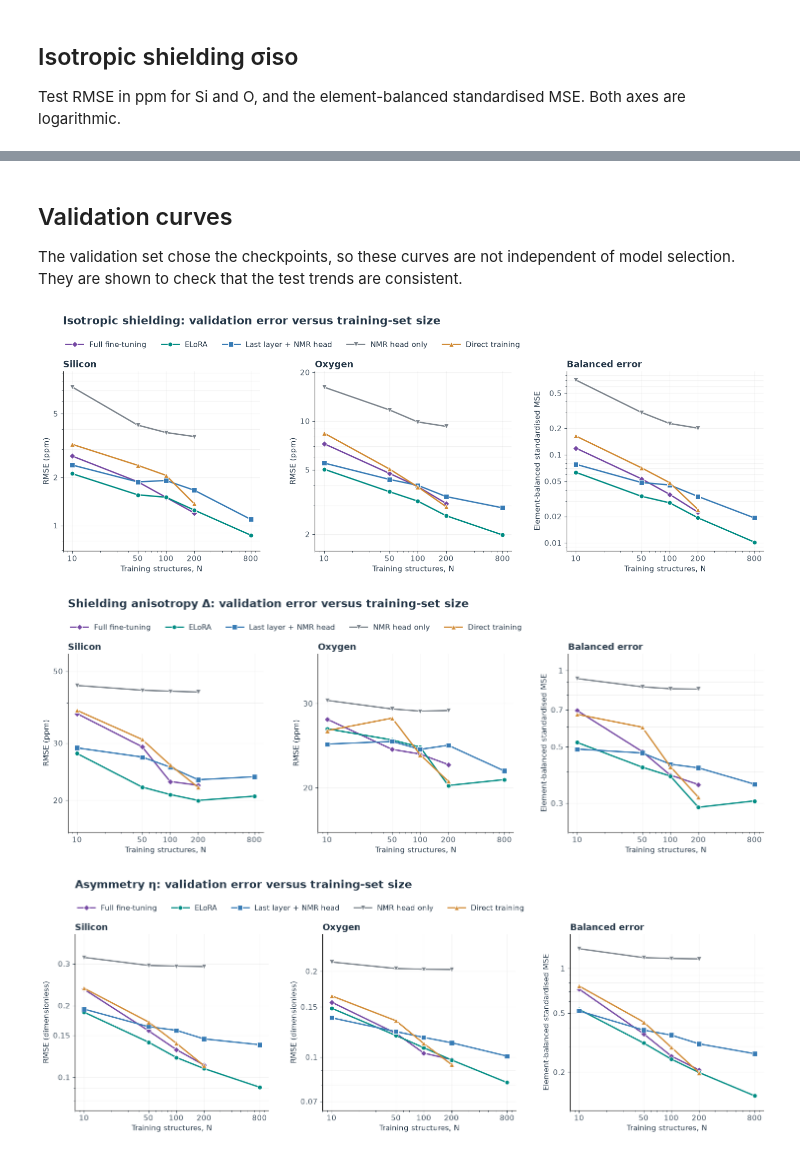
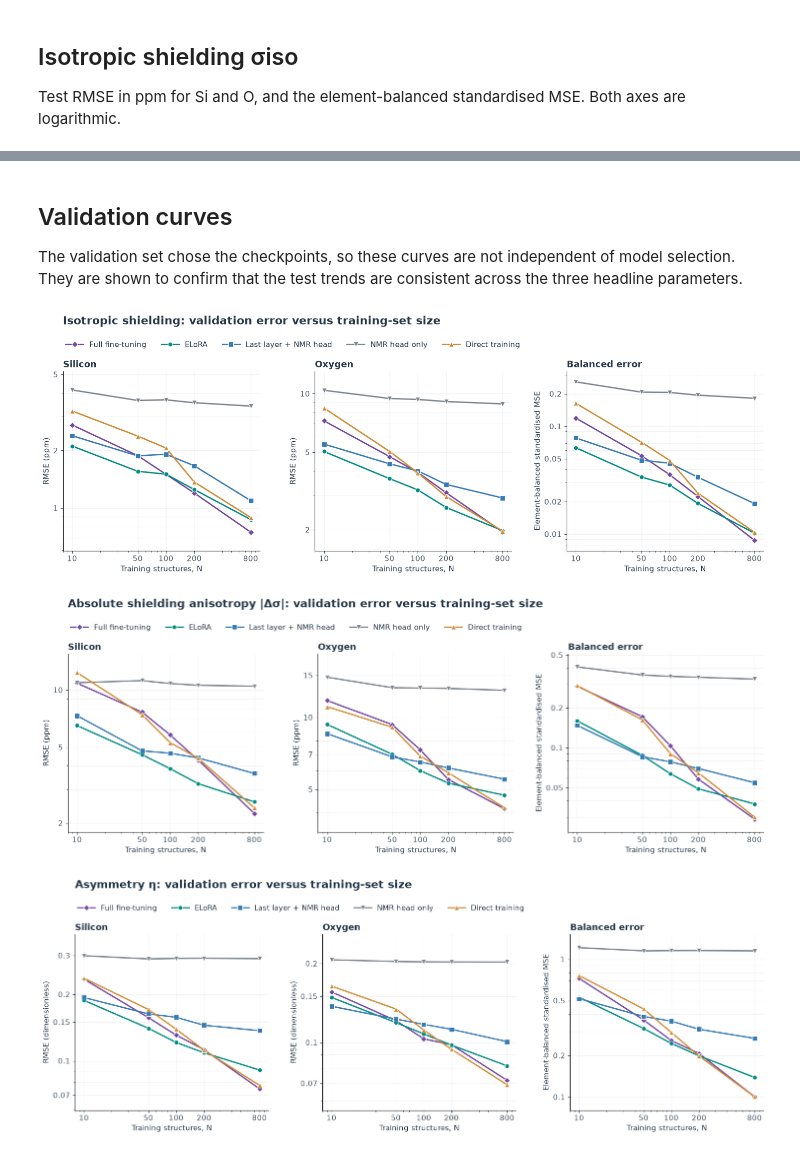
Before and after one commit to LouisM1/Tensor_NMR_Transfer, a Jupyter notebook: experiments/07-SymmetricTensor-LearningCurves.ipynb, the cells around one changed output, grey strips where cells are left out. Drawn from its saved outputs; the diff is of its cells as text; code cells hidden in the pictures.

Commit message:
Experiment 07: full 25-run learning curves with |Δσ|, skew κ and updated notebook

```diff
--- a/experiments/07-SymmetricTensor-LearningCurves.ipynb
+++ b/experiments/07-SymmetricTensor-LearningCurves.ipynb
@@ -141,16 +214,18 @@ display(rmse_table(curves, 'asymmetry', 'test'))
 # %% [markdown]
 ## Validation curves
 
-The validation set chose the checkpoints, so these curves are not independent of model selection. They are shown to check that the test trends are consistent.
+The validation set chose the checkpoints, so these curves are not independent of model selection. They are shown to confirm that the test trends are consistent across the three headline parameters.
 # %%
-for q in ['isotropy', 'anisotropy', 'asymmetry']:
+for q, stem in [('isotropy', 'validation-isotropy-learning-curves'),
+                ('abs_anisotropy', 'validation-abs-anisotropy-learning-curves'),
+                ('asymmetry', 'validation-asymmetry-learning-curves')]:
     fig = plot_parameter_curves(curves, q, 'validation')
-    save_figure(fig, FIGURES, f'validation-{q}-learning-curves')
+    save_figure(fig, FIGURES, stem)
     plt.show()
 # %% [output]
-[figure, old version]
+[figure, new version]
-[figure, old version]
+[figure, new version]
-[figure, old version]
+[figure, new version]
 # %% [markdown]
 ## Interpretation
 
```
Also changed, not shown: parts of 14 cells of this notebook, 52 other files.
